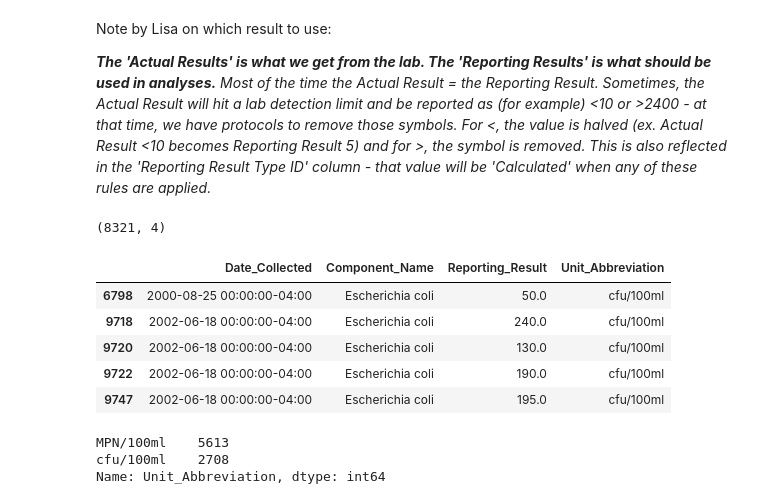
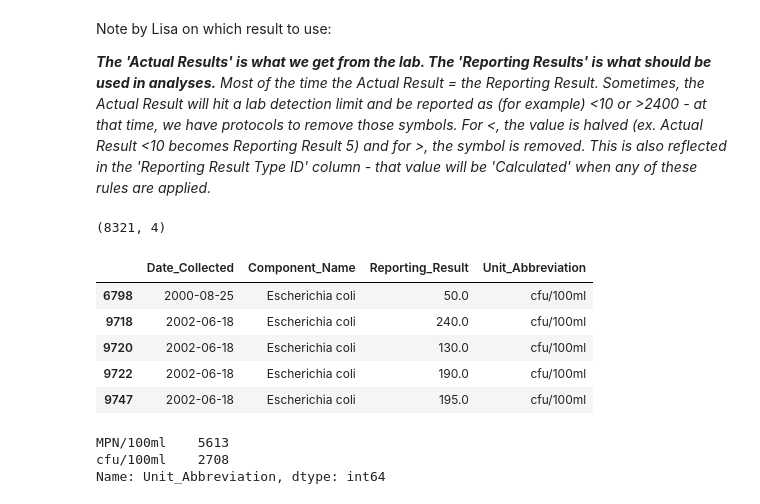
Before and after one commit to codeforboston/safe-water, a Jupyter notebook: projects/crwa/notebooks/data_for_EColi_timeseries.ipynb, the cells around one changed output. Cells and saved outputs as stored; diff of their text form; code cells hidden in the pictures.

```diff
--- a/projects/crwa/notebooks/data_for_EColi_timeseries.ipynb
+++ b/projects/crwa/notebooks/data_for_EColi_timeseries.ipynb
@@ -77,19 +84,21 @@ Note by Lisa on which result to use:
 _**The 'Actual Results' is what we get from the lab. The 'Reporting Results' is what should be used in analyses.** Most of the time the Actual Result = the Reporting Result. Sometimes, the Actual Result will hit a lab detection limit and be reported as (for example) <10 or >2400 - at that time, we have protocols to remove those symbols. For <, the value is halved (ex. Actual Result <10 becomes Reporting Result 5) and for >, the symbol is removed. This is also reflected in the 'Reporting Result Type ID' column - that value will be 'Calculated' when any of these rules are applied._
 # %%
 # select the necessary variables and filter for E.Coli:
-
 e_coli = samples[['Date_Collected', 'Component_Name', 'Reporting_Result', 'Unit_Abbreviation']]
-e_coli = e_coli[e_coli['Component_Name'] == "Escherichia coli"]
+e_coli = e_coli[e_coli['Component_Name'] == "Escherichia coli"] # filter to keep only E.Coli
+# e_coli.Date_Collected = pd.to_datetime(e_coli.Date_Collected) # , utc=True).dt.date
+e_coli.Date_Collected = pd.to_datetime(e_coli.Date_Collected, utc=True).dt.date
+e_coli.Date_Collected = pd.to_datetime(e_coli.Date_Collected) # not sure why I have to redo this so that it remains in datetime format?
 print(e_coli.shape)
 e_coli.head()
 # %% [output]
 (8321, 4)
 |  | Date_Collected | Component_Name | Reporting_Result | Unit_Abbreviation |
-| 6798 | 2000-08-25 00:00:00-04:00 | Escherichia coli | 50.0 | cfu/100ml |
-| 9718 | 2002-06-18 00:00:00-04:00 | Escherichia coli | 240.0 | cfu/100ml |
-| 9720 | 2002-06-18 00:00:00-04:00 | Escherichia coli | 130.0 | cfu/100ml |
-| 9722 | 2002-06-18 00:00:00-04:00 | Escherichia coli | 190.0 | cfu/100ml |
-| 9747 | 2002-06-18 00:00:00-04:00 | Escherichia coli | 195.0 | cfu/100ml |
+| 6798 | 2000-08-25 | Escherichia coli | 50.0 | cfu/100ml |
+| 9718 | 2002-06-18 | Escherichia coli | 240.0 | cfu/100ml |
+| 9720 | 2002-06-18 | Escherichia coli | 130.0 | cfu/100ml |
+| 9722 | 2002-06-18 | Escherichia coli | 190.0 | cfu/100ml |
+| 9747 | 2002-06-18 | Escherichia coli | 195.0 | cfu/100ml |
 # %%
 # if the same unit is always used, we can delete the column:
 e_coli.Unit_Abbreviation.value_counts()
```
Also changed, not shown: parts of 22 cells of this notebook, 1 other file.
